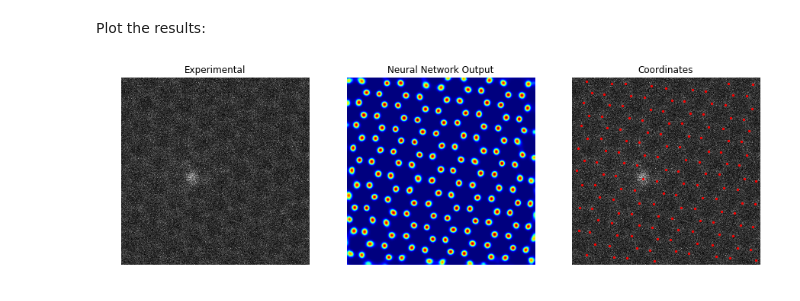
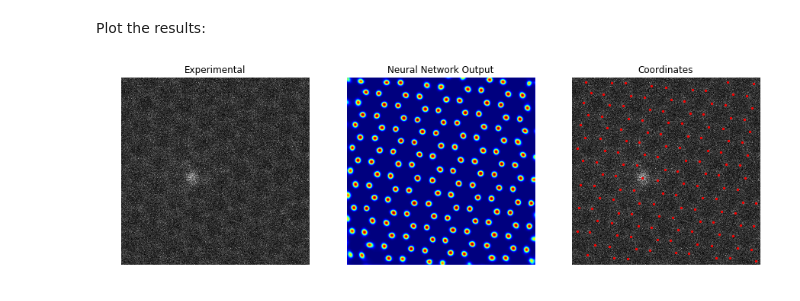
Before and after one commit to pycroscopy/AICrystallographer, a Jupyter notebook: AtomNet/Test.ipynb, the cells around one changed output. Drawn from its saved outputs; the diff is of its cells as text; code cells hidden in the pictures.

```diff
--- a/AtomNet/Test.ipynb
+++ b/AtomNet/Test.ipynb
@@ -14,7 +14,7 @@ Specify filepaths:
 # %%
 # Folder and filename for the saved weights
 weights_folder = './saved_models/'
-weights_file = 'G-test-4-1-best_weights.pt'
+weights_file = 'G-Si-DFT0-1-4-best_weights.pt'
 
 # Folder and filename for the experimental image
 image_folder = 'exp_data/'
@@ -55,17 +54,17 @@ Plot the results:
 # %%
 # Plot results ( for image stack (movie), plots the first image (frame) )
 k = 0
 y, x,_ = coord[0].T
-fig, (ax1, ax2, ax3) = plt.subplots(1, 3, figsize = (15, 5))
-ax1.imshow(img[k,:,:,0], cmap = 'gray')
-ax1.set_title('Experimental')
-ax2.imshow(dec[k,:,:,0], cmap = 'jet', Interpolation = 'Gaussian')
-ax2.set_title('Neural Network Output')
-ax3.imshow(img[k,:,:,0], cmap = 'gray')
-ax3.scatter(x, y, s = 5, c = 'red')
-ax3.set_title('Coordinates')
-for ax in [ax1, ax2, ax3]:
-    ax.axis('off')
+fig, ax = plt.subplots(1, 3, figsize = (15, 5))
+ax[0].imshow(img[k, :, :, 0], cmap='gray')
+ax[0].set_title('Experimental')
+ax[1].imshow(dec[k, :, :, 0], cmap='jet', Interpolation='Gaussian')
+ax[1].set_title('Neural Network Output')
+ax[2].imshow(img[k, :, :, 0], cmap='gray')
+ax[2].scatter(x, y, s=5, c='red')
+ax[2].set_title('Coordinates')
+for _ax in fig.axes:
+    _ax.axis('off')
 plt.show()
 # %% [output]
-[figure, old version]
+[figure, new version]
```
Also changed, not shown: parts of 2 cells of this notebook, 23 other files.
